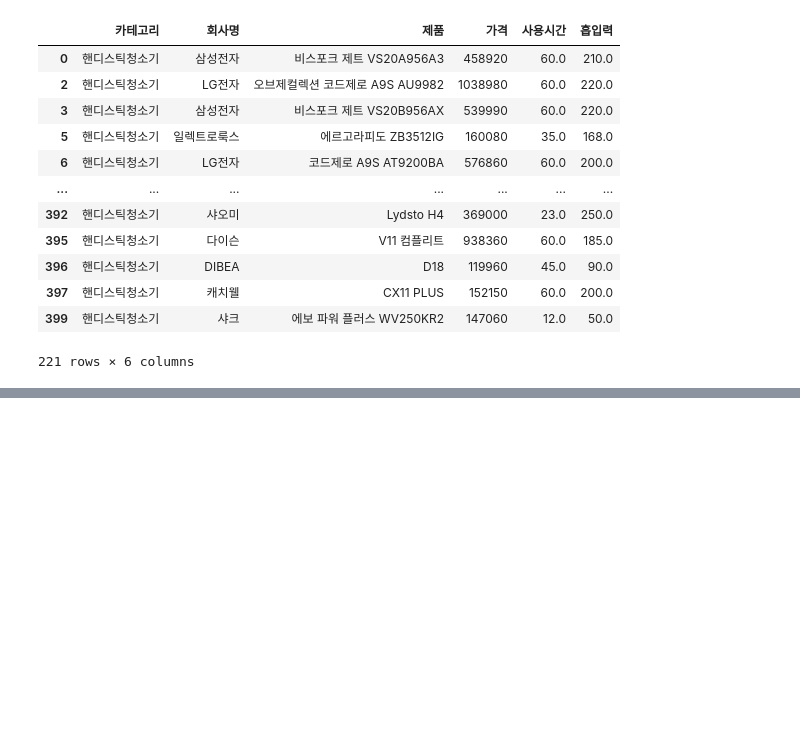
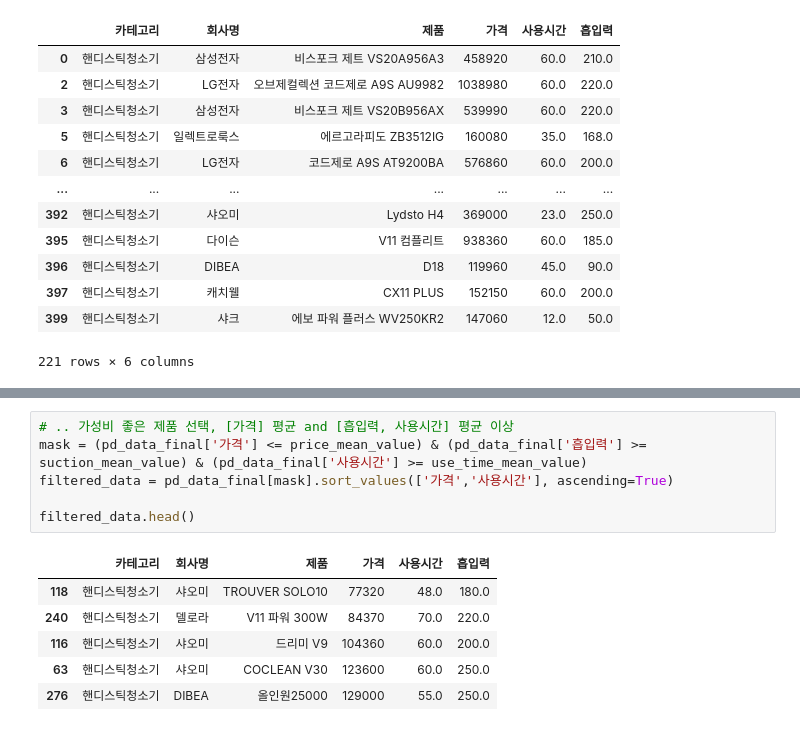
Before and after one commit to manki8908/Class_TJ_c11, a Jupyter notebook: crawling/script/pcrawl_12_selenium6_다나와시각화.ipynb, the cells around one changed output, grey strips where cells are left out. Cells and saved outputs as stored; diff of their text form; blank space fills up the shorter version.

```diff
--- a/crawling/script/pcrawl_12_selenium6_다나와시각화.ipynb
+++ b/crawling/script/pcrawl_12_selenium6_다나와시각화.ipynb
@@ -178,0 +245,13 @@ pd_data_final.to_csv('2_result_preprocessing.csv', index=False)
+# %%
+# .. 가성비 좋은 제품 선택, [가격] 평균 and [흡입력, 사용시간] 평균 이상
+mask = (pd_data_final['가격'] <= price_mean_value) & (pd_data_final['흡입력'] >= suction_mean_value) & (pd_data_final['사용시간'] >= use_time_mean_value)
+filtered_data = pd_data_final[mask].sort_values(['가격','사용시간'], ascending=True)
+
+filtered_data.head()
+# %% [output]
+|  | 카테고리 | 회사명 | 제품 | 가격 | 사용시간 | 흡입력 |
+| 118 | 핸디스틱청소기 | 샤오미 | TROUVER SOLO10 | 77320 | 48.0 | 180.0 |
+| 240 | 핸디스틱청소기 | 델로라 | V11 파워 300W | 84370 | 70.0 | 220.0 |
+| 116 | 핸디스틱청소기 | 샤오미 | 드리미 V9 | 104360 | 60.0 | 200.0 |
+| 63 | 핸디스틱청소기 | 샤오미 | COCLEAN V30 | 123600 | 60.0 | 250.0 |
+| 276 | 핸디스틱청소기 | DIBEA | 올인원25000 | 129000 | 55.0 | 250.0 |
```
Also changed, not shown: parts of 15 cells of this notebook, 11 other files.
